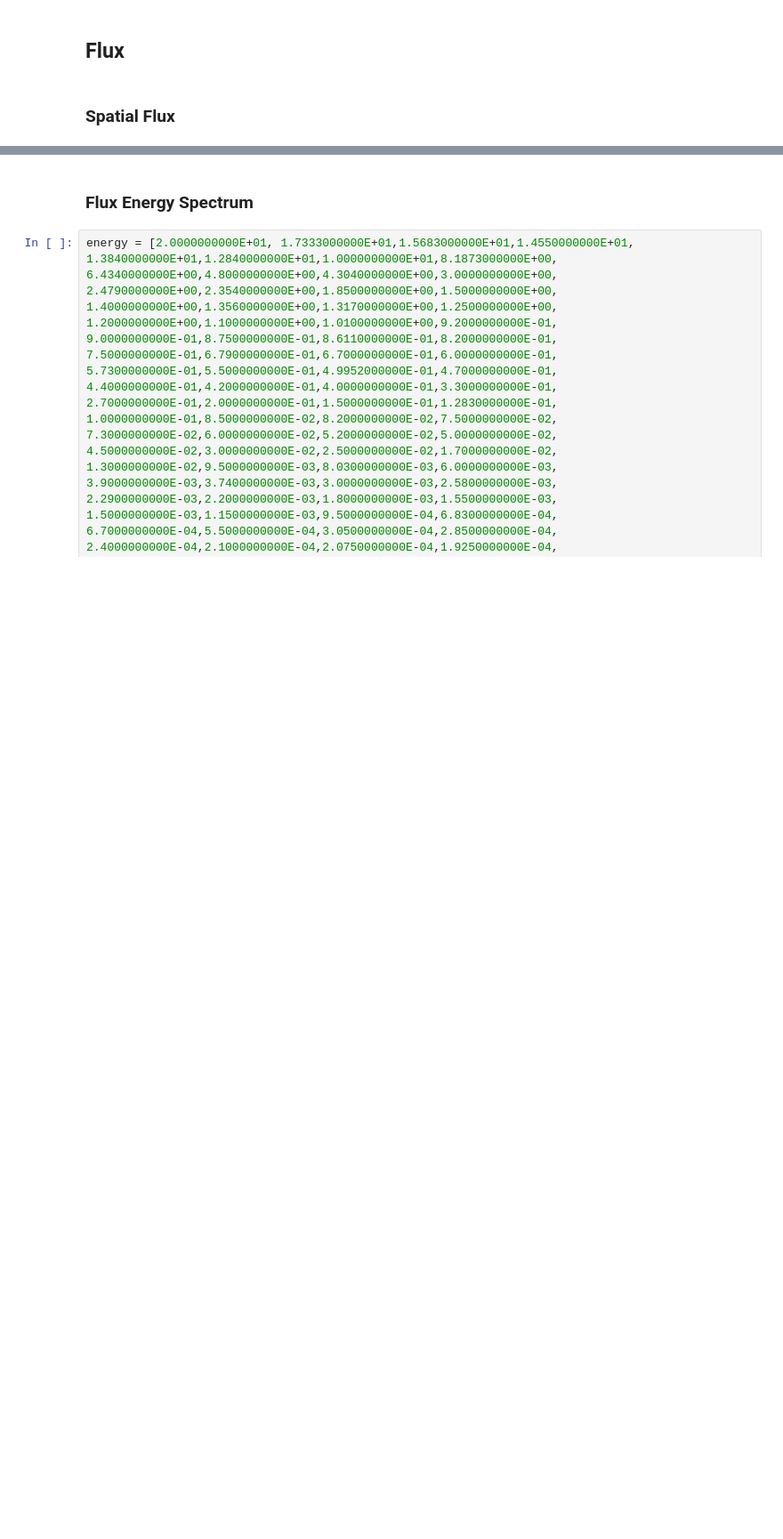
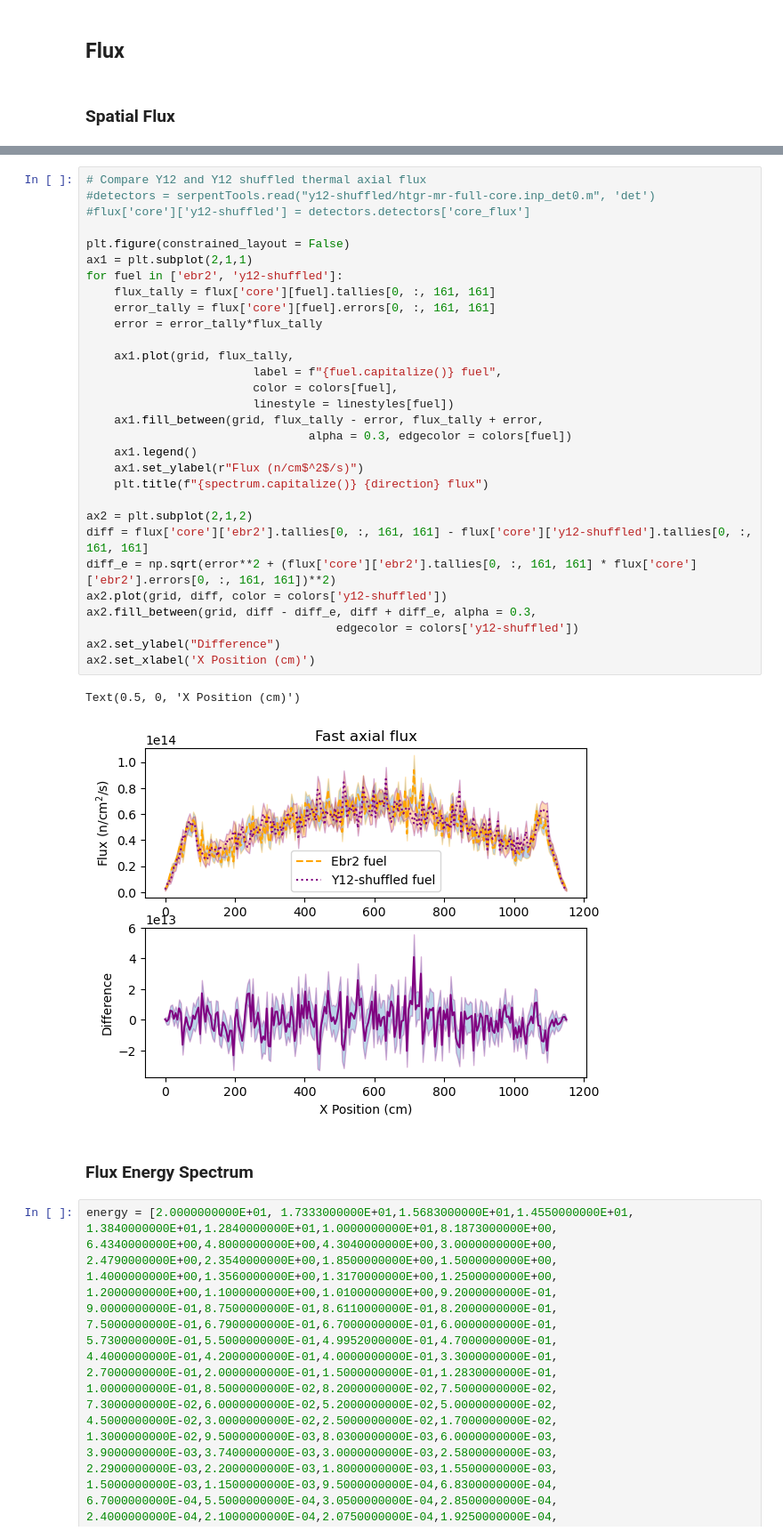
Before and after one commit to abachma2/phlox, a Jupyter notebook: reactors/full-core/htgr-200/Impurities_analysis.ipynb, the cells around one changed output, grey strips where cells are left out. Shown at 89% size. Cells and saved outputs as stored; diff of their text form; blank space fills up the shorter version.

```diff
--- a/reactors/full-core/htgr-200/Impurities_analysis.ipynb
+++ b/reactors/full-core/htgr-200/Impurities_analysis.ipynb
@@ -322,3 +318,36 @@ for direction in ['radial', 'axial']:
+# %%
+# Compare Y12 and Y12 shuffled thermal axial flux
+#detectors = serpentTools.read("y12-shuffled/htgr-mr-full-core.inp_det0.m", 'det')
+#flux['core']['y12-shuffled'] = detectors.detectors['core_flux']
+
+plt.figure(constrained_layout = False)
+ax1 = plt.subplot(2,1,1)
+for fuel in ['ebr2', 'y12-shuffled']:
+    flux_tally = flux['core'][fuel].tallies[0, :, 161, 161]
+    error_tally = flux['core'][fuel].errors[0, :, 161, 161]
+    error = error_tally*flux_tally
+
+    ax1.plot(grid, flux_tally,
+                        label = f"{fuel.capitalize()} fuel",
+                        color = colors[fuel],
+                        linestyle = linestyles[fuel])
+    ax1.fill_between(grid, flux_tally - error, flux_tally + error,
+                                alpha = 0.3, edgecolor = colors[fuel])
+    ax1.legend()
+    ax1.set_ylabel(r"Flux (n/cm$^2$/s)")
+    plt.title(f"{spectrum.capitalize()} {direction} flux")
+
+ax2 = plt.subplot(2,1,2)
+diff = flux['core']['ebr2'].tallies[0, :, 161, 161] - flux['core']['y12-shuffled'].tallies[0, :, 161, 161]
+diff_e = np.sqrt(error**2 + (flux['core']['ebr2'].tallies[0, :, 161, 161] * flux['core']['ebr2'].errors[0, :, 161, 161])**2)
+ax2.plot(grid, diff, color = colors['y12-shuffled'])
+ax2.fill_between(grid, diff - diff_e, diff + diff_e, alpha = 0.3,
+                                    edgecolor = colors['y12-shuffled'])
+ax2.set_ylabel("Difference")
+ax2.set_xlabel('X Position (cm)')
+# %% [output]
+Text(0.5, 0, 'X Position (cm)')
+[figure, added]
 # %% [markdown]
 ### Flux Energy Spectrum
 # %%
```
Also changed, not shown: parts of 11 cells of this notebook.
